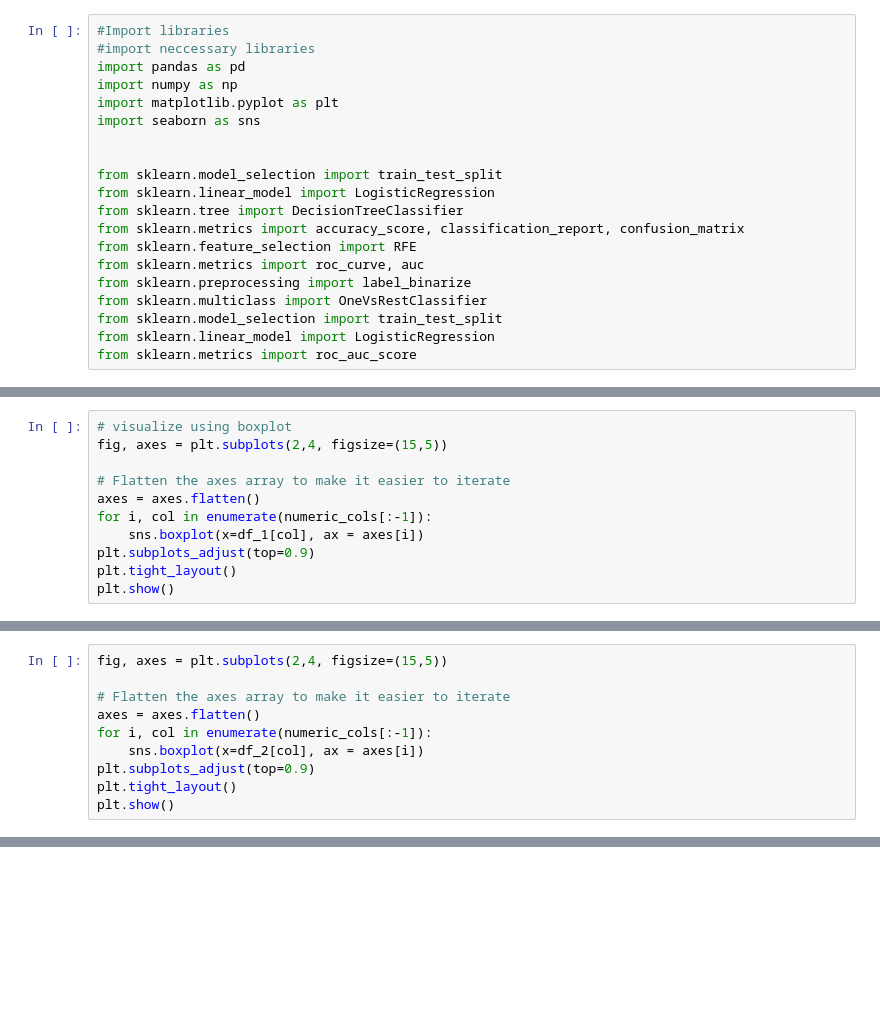
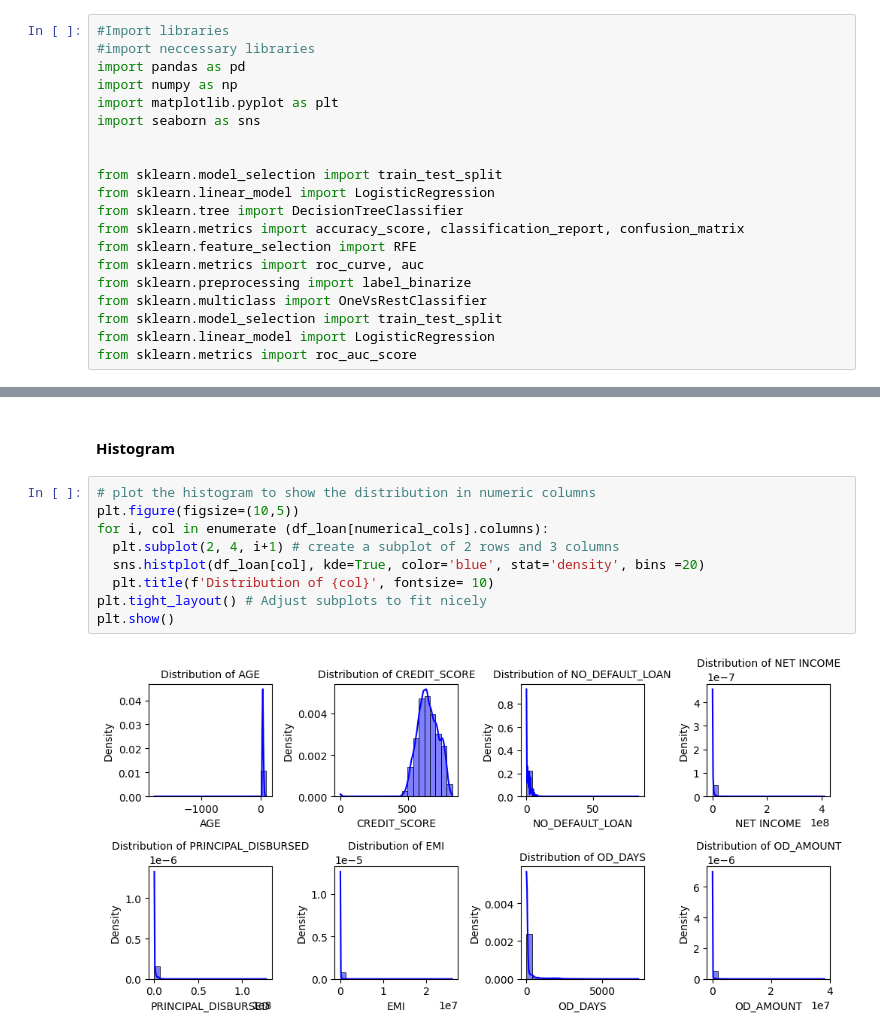
Before and after one commit to AlexIrungu/DSC-CapstoneProject, a Jupyter notebook: notebooks/james.ipynb, the cells around one changed output, grey strips where cells are left out. Saved outputs shown, nothing was run; the diff lists cells and outputs as text; blank space fills up the shorter version.

```diff
--- a/notebooks/james.ipynb
+++ b/notebooks/james.ipynb
@@ -397,11 +135,0 @@ Index(['AGE', 'NO_DEFAULT_LOAN', 'CREDIT_SCORE', 'NET INCOME',
-# %%
-# visualize using boxplot
-fig, axes = plt.subplots(2,4, figsize=(15,5))
-
-# Flatten the axes array to make it easier to iterate
-axes = axes.flatten()
-for i, col in enumerate(numeric_cols[:-1]):
-    sns.boxplot(x=df_1[col], ax = axes[i])
-plt.subplots_adjust(top=0.9)
-plt.tight_layout()
-plt.show()
@@ -465,10 +135,0 @@ The resulting dataframe has 17374 rows and 13 features (columns)
-# %%
-fig, axes = plt.subplots(2,4, figsize=(15,5))
-
-# Flatten the axes array to make it easier to iterate
-axes = axes.flatten()
-for i, col in enumerate(numeric_cols[:-1]):
-    sns.boxplot(x=df_2[col], ax = axes[i])
-plt.subplots_adjust(top=0.9)
-plt.tight_layout()
-plt.show()
@@ -495,0 +393,13 @@ df['age'] = df['date_of_birth'].apply(lambda dob: relativedelta(current_date, do
+# %% [markdown]
+#### Histogram
+# %%
+# plot the histogram to show the distribution in numeric columns
+plt.figure(figsize=(10,5))
+for i, col in enumerate (df_loan[numerical_cols].columns):
+  plt.subplot(2, 4, i+1) # create a subplot of 2 rows and 3 columns
+  sns.histplot(df_loan[col], kde=True, color='blue', stat='density', bins =20)
+  plt.title(f'Distribution of {col}', fontsize= 10)
+plt.tight_layout() # Adjust subplots to fit nicely
+plt.show()
+# %% [output]
+[figure, added]
```
Also changed, not shown: parts of 101 cells of this notebook, 3 other files.
